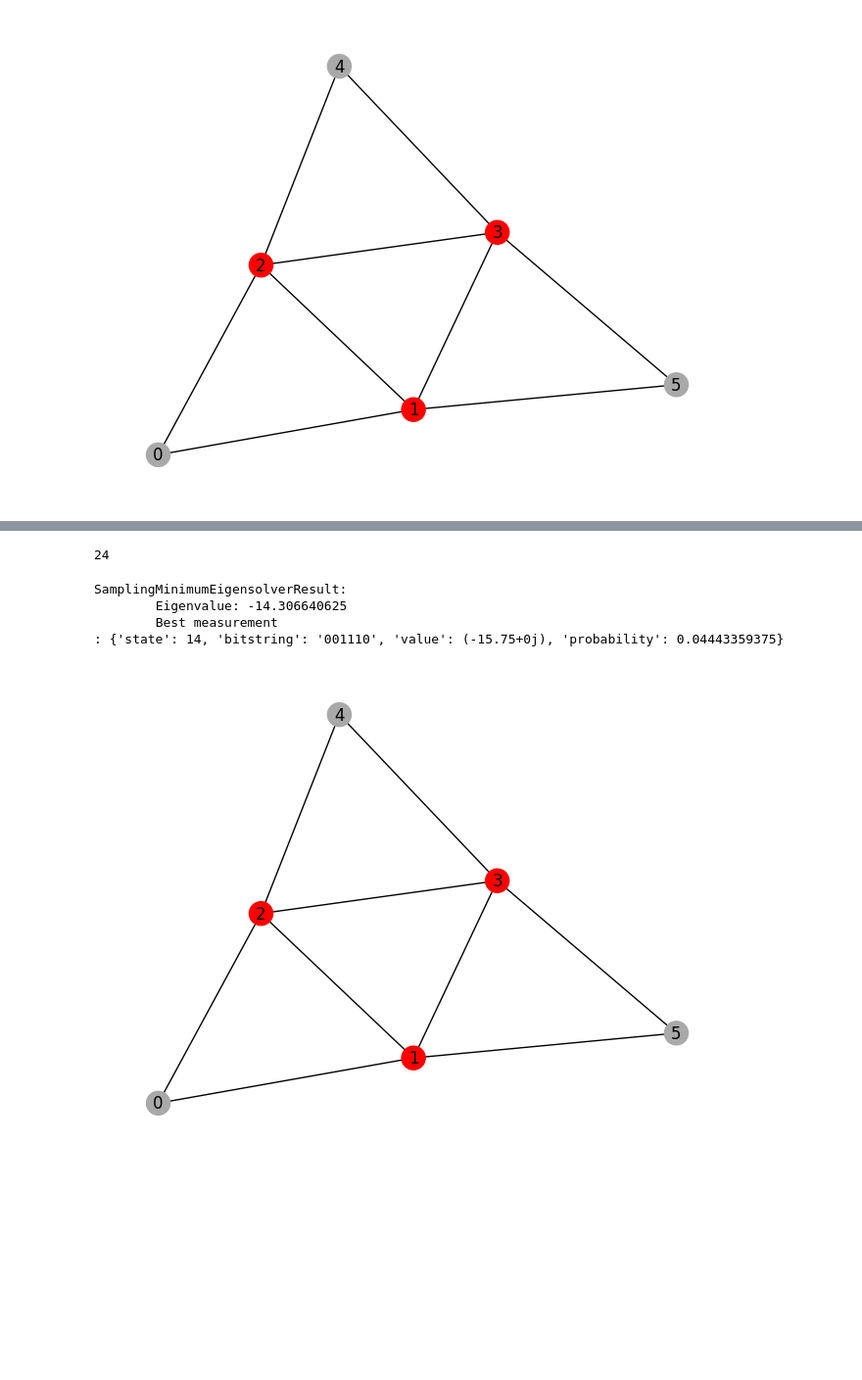
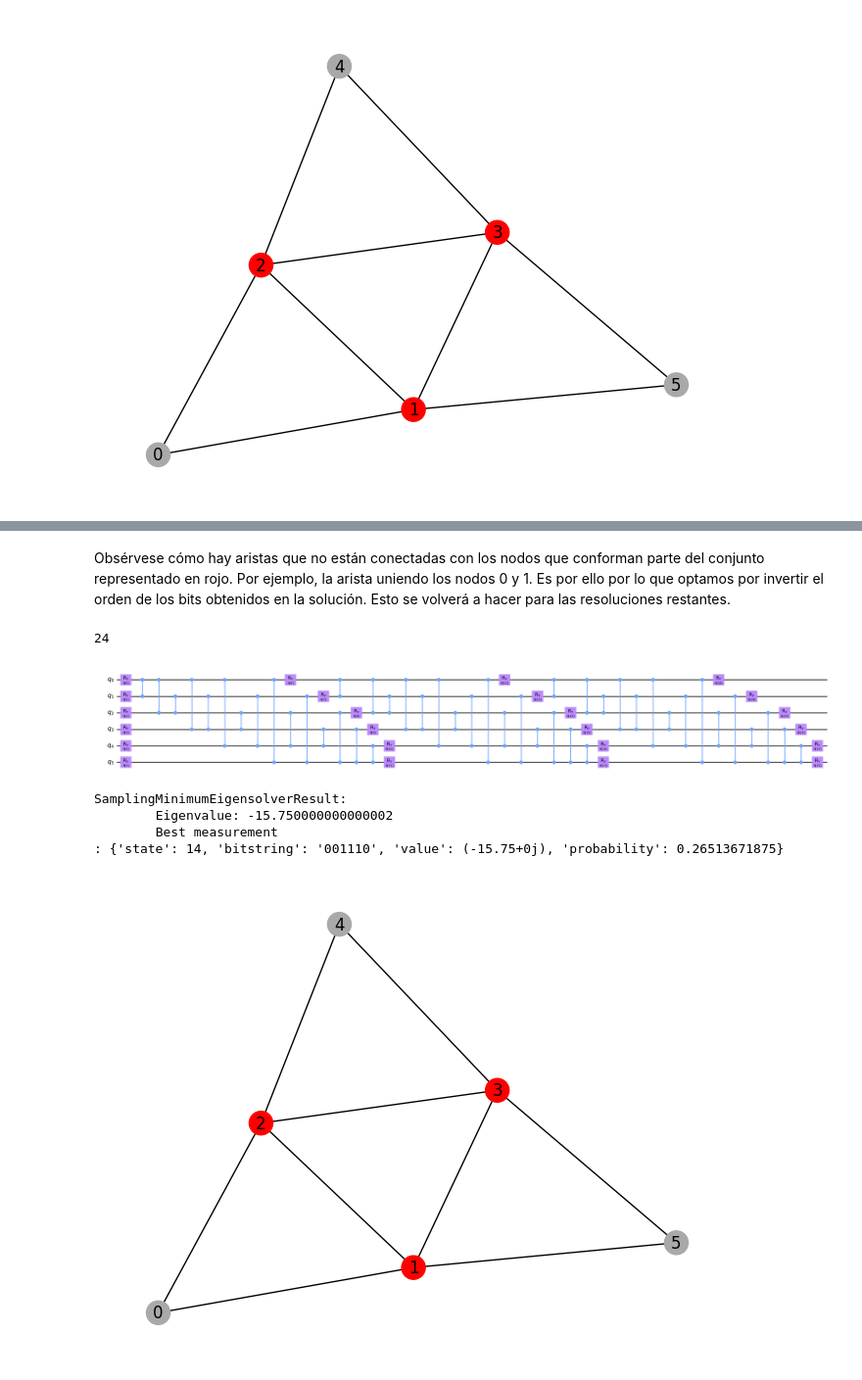
Before and after one commit to Mariomc10/AlgoritmosCuanticos, a Jupyter notebook: EJERCICIOS/EJERCICIO4_Optimizacion_VQE_QAOA_MARIO_MORENO_CANCA.ipynb, the cells around one changed output, grey strips where cells are left out. Shown at 98% size. Saved outputs shown, nothing was run; the diff lists cells and outputs as text; code cells hidden in the pictures; blank space fills up the shorter version.

```diff
--- a/EJERCICIOS/EJERCICIO4_Optimizacion_VQE_QAOA_MARIO_MORENO_CANCA.ipynb
+++ b/EJERCICIOS/EJERCICIO4_Optimizacion_VQE_QAOA_MARIO_MORENO_CANCA.ipynb
@@ -171,28 +183,31 @@ result:
+# %% [markdown]
+Obsérvese cómo hay aristas que no están conectadas con los nodos que conforman parte del conjunto representado en rojo. Por ejemplo, la arista uniendo los nodos 0 y 1. Es por ello por lo que optamos por invertir el orden de los bits obtenidos en la solución. Esto se volverá a hacer para las resoluciones restantes.
 # %%
 #Resolver con VQE Runtime
 n = 6
 
 ansatz =TwoLocal(n, "ry", "cz", reps=3, entanglement="full")
-print(ansatz.num_parameters)
-ansatz.decompose().draw("mpl",fold=-1)
+print(ansatz.num_parameters) # Número de parámetros para el ansatz creado
+display(ansatz.decompose().draw("mpl",fold=-1)) # Mostramos dicho ansatz
 
 opt = SPSA(maxiter=50)
 
-# shot-based simulation
+# Simulamos
 sampler = Sampler(options={"shots": 2048})
-vqe = SamplingVQE(sampler, ansatz, opt, aggregation=0.5)
+vqe = SamplingVQE(sampler, ansatz, opt, aggregation=0.2)
 
-#find min eigenvalue
+# Calculamos el autovalos mínimo
 result = vqe.compute_minimum_eigenvalue(ising)
-print(result)
+print(result) # El resultado es el mismo
 
-#display results in the graph
+# Volvemos a mostrar el gráfico, invirtiendo el orden de los bits del resultado
 nd=np.array([0,1,1,1,0,0])
-problema.draw(nd,pos=pos)
+problema.draw(nd,pos=pos) # En rojo se resaltan los vértices de la solución
 # %% [output]
 24
+[figure, new version]
 SamplingMinimumEigensolverResult:
-        Eigenvalue: -14.306640625
+        Eigenvalue: -15.750000000000002
         Best measurement
-: {'state': 14, 'bitstring': '001110', 'value': (-15.75+0j), 'probability': 0.04443359375}
+: {'state': 14, 'bitstring': '001110', 'value': (-15.75+0j), 'probability': 0.26513671875}
-[figure, old version]
+[figure, added]
```
Also changed, not shown: parts of 9 cells of this notebook.
